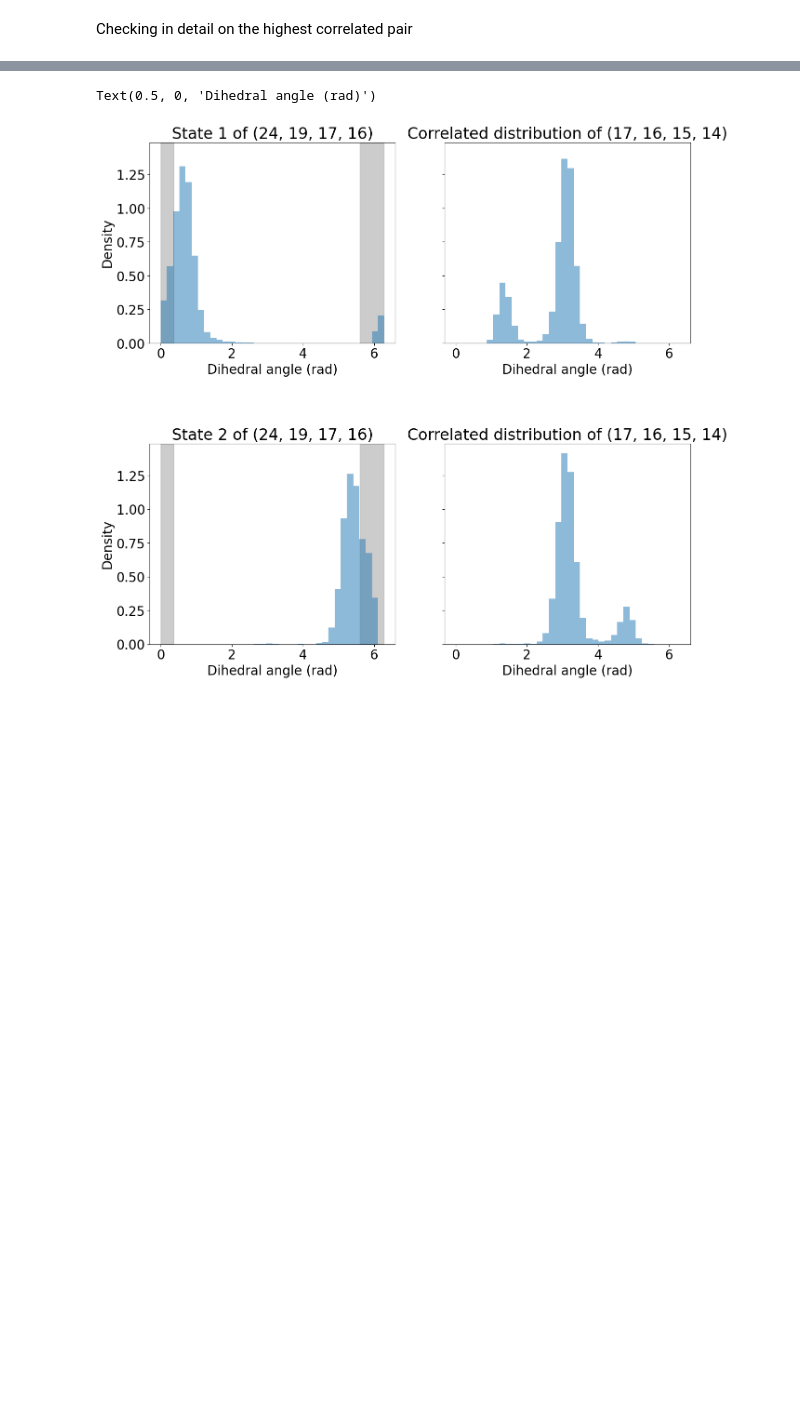
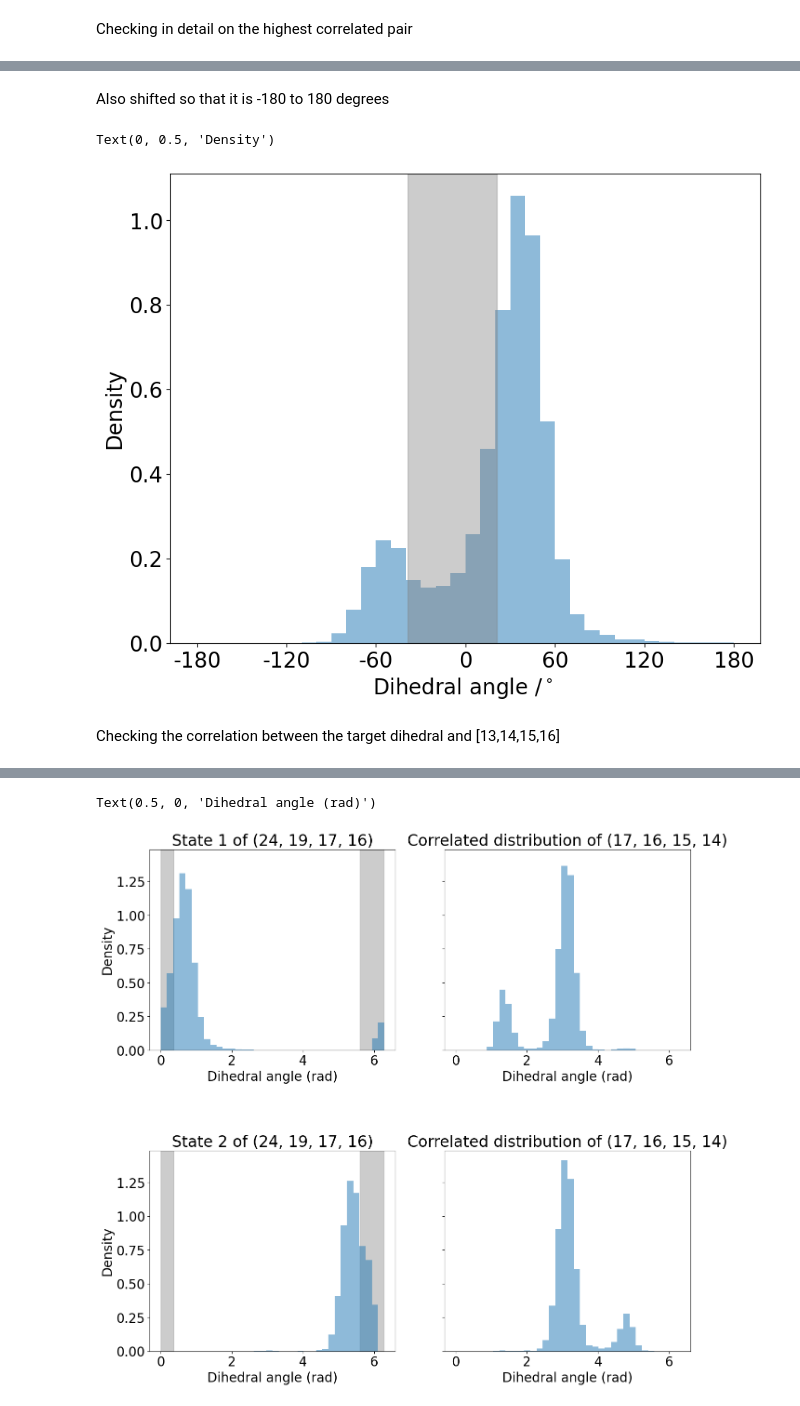
Before and after one commit to rinikerlab/TorsionAngularBinStrings, a Jupyter notebook: Analysis/CustomTabsMacrocycle.ipynb, the cells around one changed output, grey strips where cells are left out. Drawn from its saved outputs; the diff is of its cells as text; code cells hidden in the pictures; blank space fills up the shorter version.

```diff
--- a/Analysis/CustomTabsMacrocycle.ipynb
+++ b/Analysis/CustomTabsMacrocycle.ipynb
@@ -166,0 +194,17 @@ Text(0, 0.5, 'Density')
+# %% [markdown]
+Also shifted so that it is -180 to 180 degrees
+# %%
+plt.rcParams['font.size'] = 20
+fig, ax = plt.subplots(1, 1, figsize=(10, 8))
+ax.bar(Shift(np.rad2deg(xHist)), yHists[0], width=np.rad2deg(binsize), alpha=0.5)
+ax.axvspan(Shift([321])[0], Shift([21])[0], color='grey', alpha=0.4)
+labels = np.arange(-180, 181, 60)
+ax.set_xticks(labels)
+ax.set_xticklabels(labels)
+ax.set_xlabel(r"Dihedral angle /$^\circ$ ")
+ax.set_ylabel("Density")
+# %% [output]
+Text(0, 0.5, 'Density')
+[figure, added]
+# %% [markdown]
+Checking the correlation between the target dihedral and [13,14,15,16]
```
Also changed, not shown: parts of 35 cells of this notebook.
